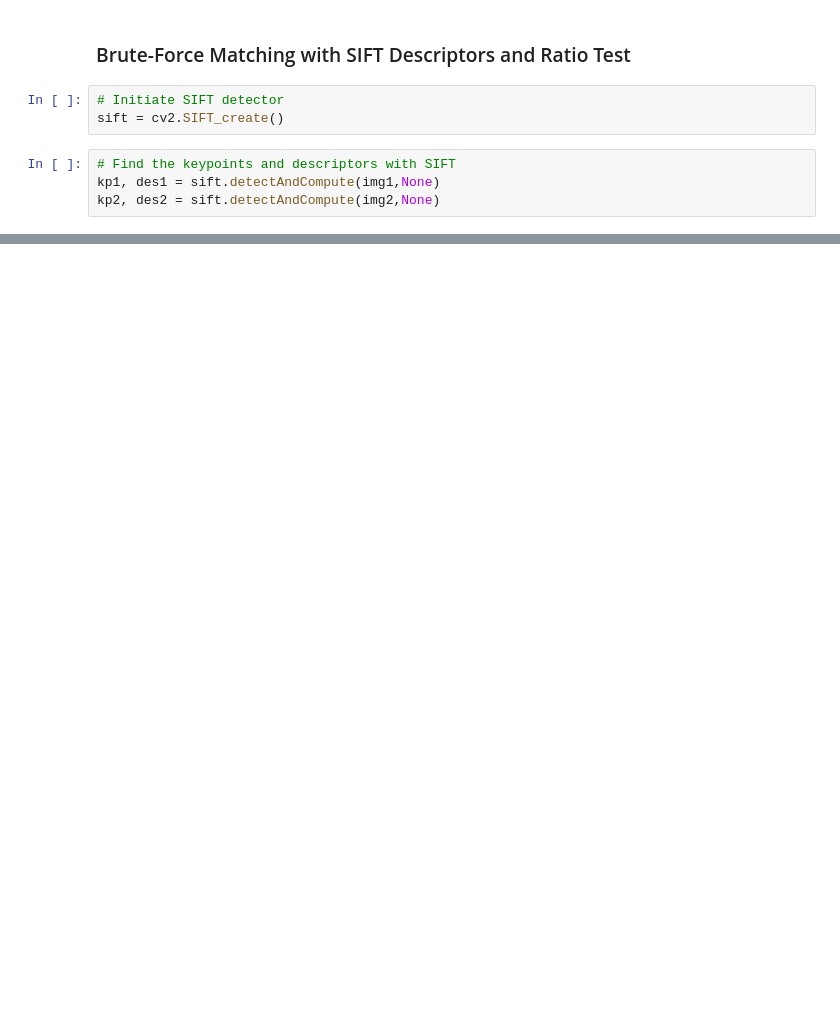
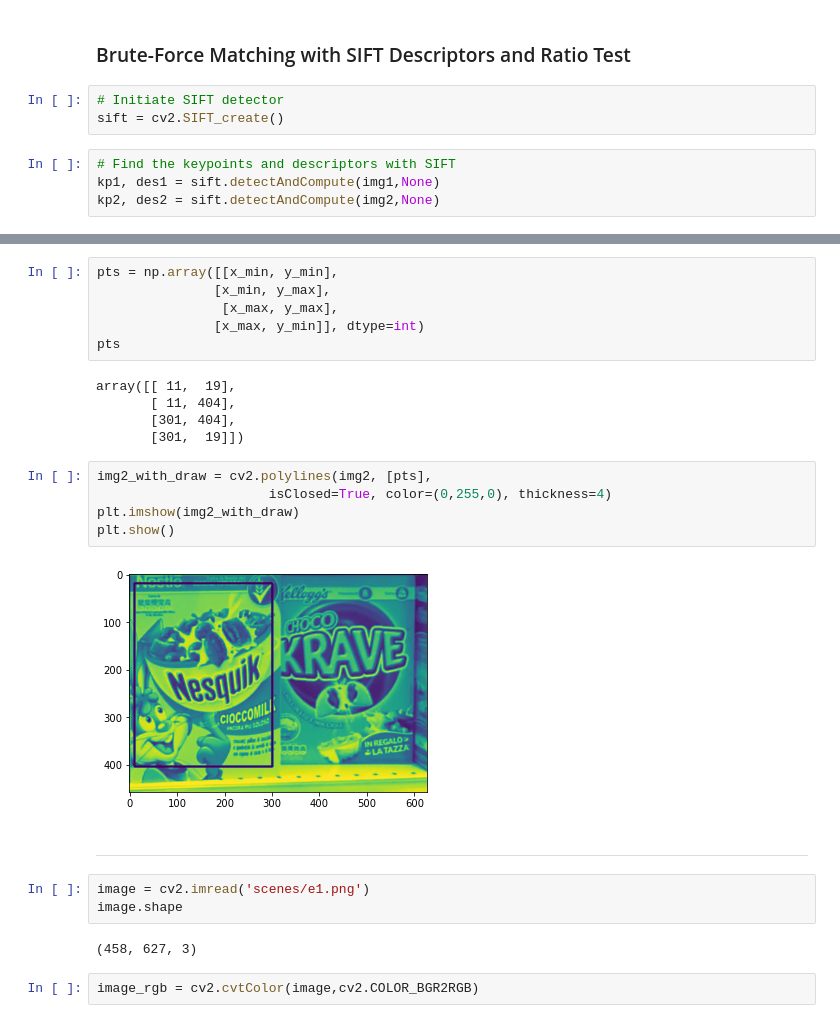
Before and after one commit to lecl10664/projet_computerVision, a Jupyter notebook: StepA.ipynb, the cells around one changed output, grey strips where cells are left out. Drawn from its saved outputs; the diff is of its cells as text; blank space fills up the shorter version.

```diff
--- a/StepA.ipynb
+++ b/StepA.ipynb
@@ -117,0 +139,27 @@ matches[0][1].distance
+# %%
+pts = np.array([[x_min, y_min],
+               [x_min, y_max],
+                [x_max, y_max],
+               [x_max, y_min]], dtype=int)
+pts
+# %% [output]
+array([[ 11,  19],
+       [ 11, 404],
+       [301, 404],
+       [301,  19]])
+# %%
+img2_with_draw = cv2.polylines(img2, [pts],
+                      isClosed=True, color=(0,255,0), thickness=4)
+plt.imshow(img2_with_draw)
+plt.show()
+# %% [output]
+[figure, added]
+# %% [markdown]
+---------
+# %%
+image = cv2.imread('scenes/e1.png')
+image.shape
+# %% [output]
+(458, 627, 3)
+# %%
+image_rgb = cv2.cvtColor(image,cv2.COLOR_BGR2RGB)
```
Also changed, not shown: parts of 24 cells of this notebook, 1 other file.
